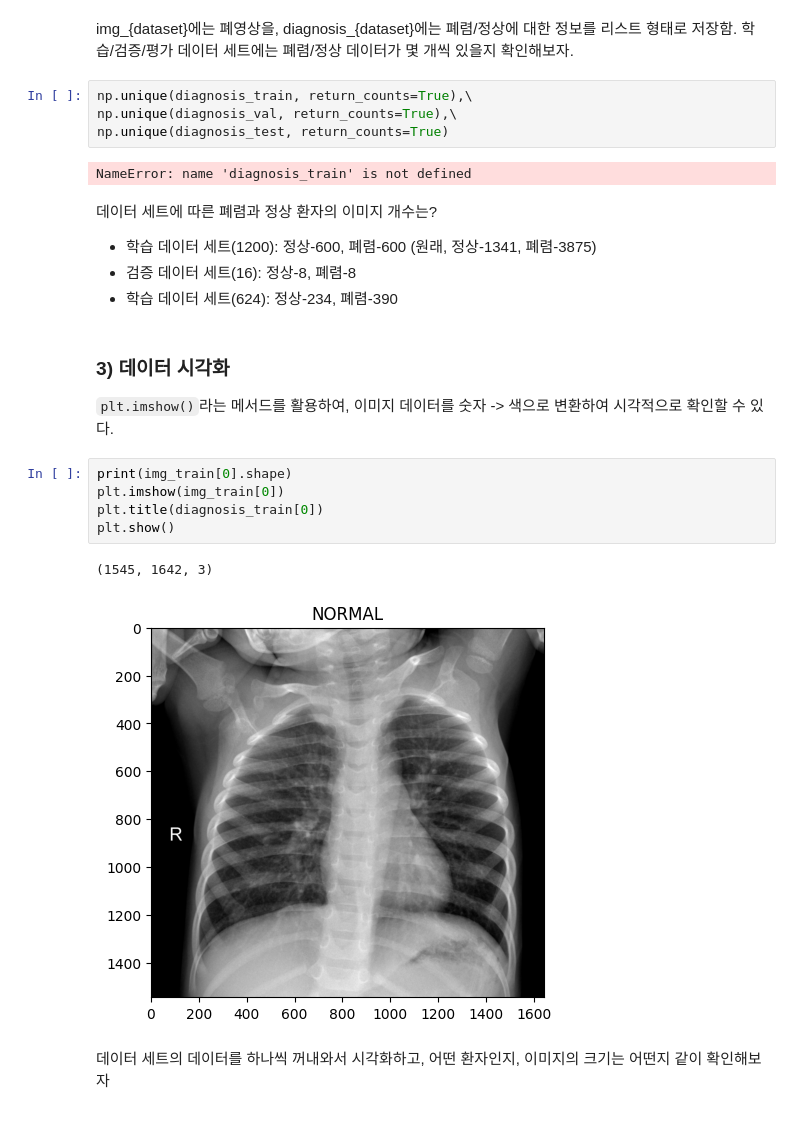
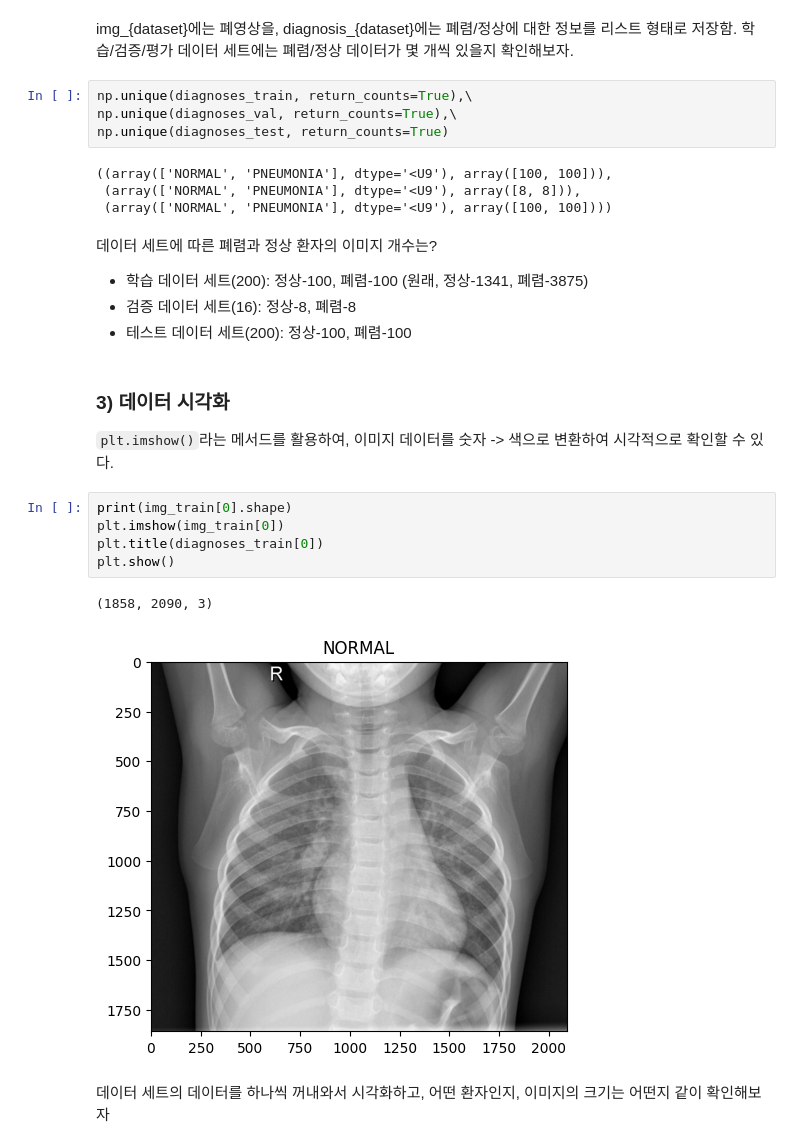
Before and after one commit to yikwon1017/ajou_univ_edu, a Jupyter notebook: image_classification.ipynb, the cells around one changed output. Cells and saved outputs as stored; diff of their text form.

```diff
--- a/image_classification.ipynb
+++ b/image_classification.ipynb
@@ -130,17 +130,19 @@ len(img_train), len(diagnoses_train), len(img_val), len(diagnoses_val), len(img_
 # %% [markdown]
 img_{dataset}에는 폐영상을, diagnosis_{dataset}에는 폐렴/정상에 대한 정보를 리스트 형태로 저장함. 학습/검증/평가 데이터 세트에는 폐렴/정상 데이터가 몇 개씩 있을지 확인해보자.
 # %%
-np.unique(diagnosis_train, return_counts=True),\
-np.unique(diagnosis_val, return_counts=True),\
-np.unique(diagnosis_test, return_counts=True)
+np.unique(diagnoses_train, return_counts=True),\
+np.unique(diagnoses_val, return_counts=True),\
+np.unique(diagnoses_test, return_counts=True)
 # %% [output]
-NameError: name 'diagnosis_train' is not defined
+((array(['NORMAL', 'PNEUMONIA'], dtype='<U9'), array([100, 100])),
+ (array(['NORMAL', 'PNEUMONIA'], dtype='<U9'), array([8, 8])),
+ (array(['NORMAL', 'PNEUMONIA'], dtype='<U9'), array([100, 100])))
 # %% [markdown]
 데이터 세트에 따른 폐렴과 정상 환자의 이미지 개수는?
 
- * 학습 데이터 세트(1200): 정상-600, 폐렴-600 (원래, 정상-1341, 폐렴-3875)
+ * 학습 데이터 세트(200): 정상-100, 폐렴-100 (원래, 정상-1341, 폐렴-3875)
  * 검증 데이터 세트(16): 정상-8, 폐렴-8
- * 학습 데이터 세트(624): 정상-234, 폐렴-390
+ * 테스트 데이터 세트(200): 정상-100, 폐렴-100
 # %% [markdown]
 ### 3) 데이터 시각화
 
@@ -148,10 +150,10 @@ NameError: name 'diagnosis_train' is not defined
 # %%
 print(img_train[0].shape)
 plt.imshow(img_train[0])
-plt.title(diagnosis_train[0])
+plt.title(diagnoses_train[0])
 plt.show()
 # %% [output]
-(1545, 1642, 3)
+(1858, 2090, 3)
-[figure, old version]
+[figure, new version]
 # %% [markdown]
 데이터 세트의 데이터를 하나씩 꺼내와서 시각화하고, 어떤 환자인지, 이미지의 크기는 어떤지 같이 확인해보자
```
Also changed, not shown: parts of 6 cells of this notebook.
